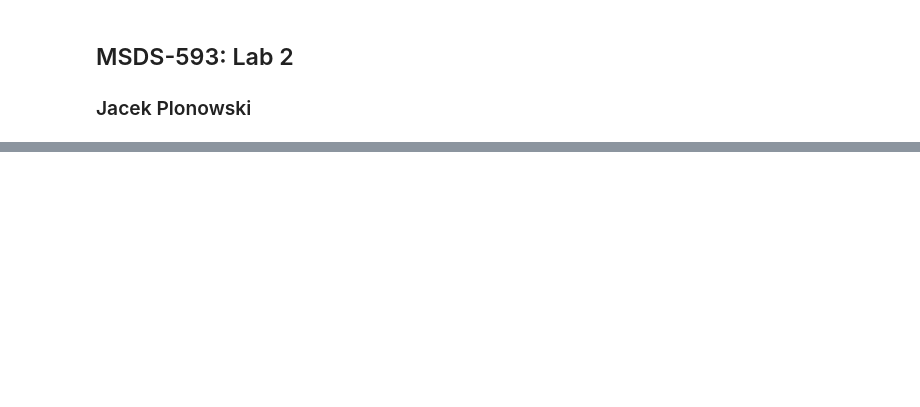
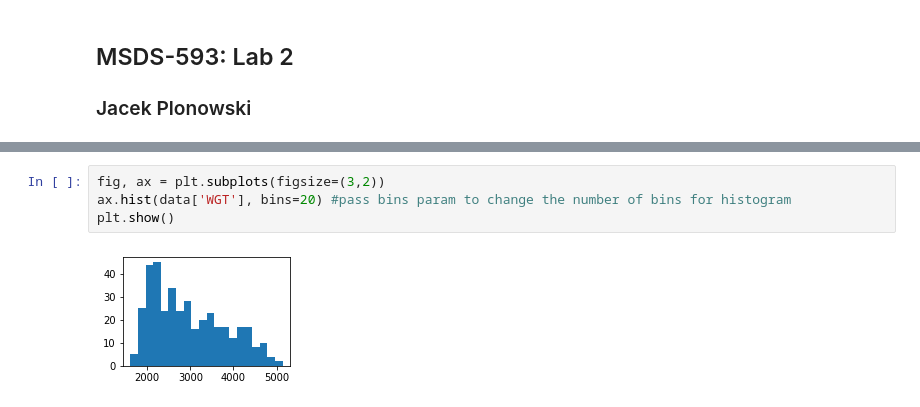
Before and after one commit to jpnski/msds593, a Jupyter notebook: labs/lab-8-27.ipynb, the cells around one changed output, grey strips where cells are left out. Saved outputs shown, nothing was run; the diff lists cells and outputs as text; blank space fills up the shorter version.

```diff
--- a/labs/lab-8-27.ipynb
+++ b/labs/lab-8-27.ipynb
@@ -10,0 +57,6 @@ plt.plot([1,2,3],
+# %%
+fig, ax = plt.subplots(figsize=(3,2))
+ax.hist(data['WGT'], bins=20) #pass bins param to change the number of bins for histogram
+plt.show()
+# %% [output]
+[figure, added]
```
Also changed, not shown: parts of 27 cells of this notebook.
